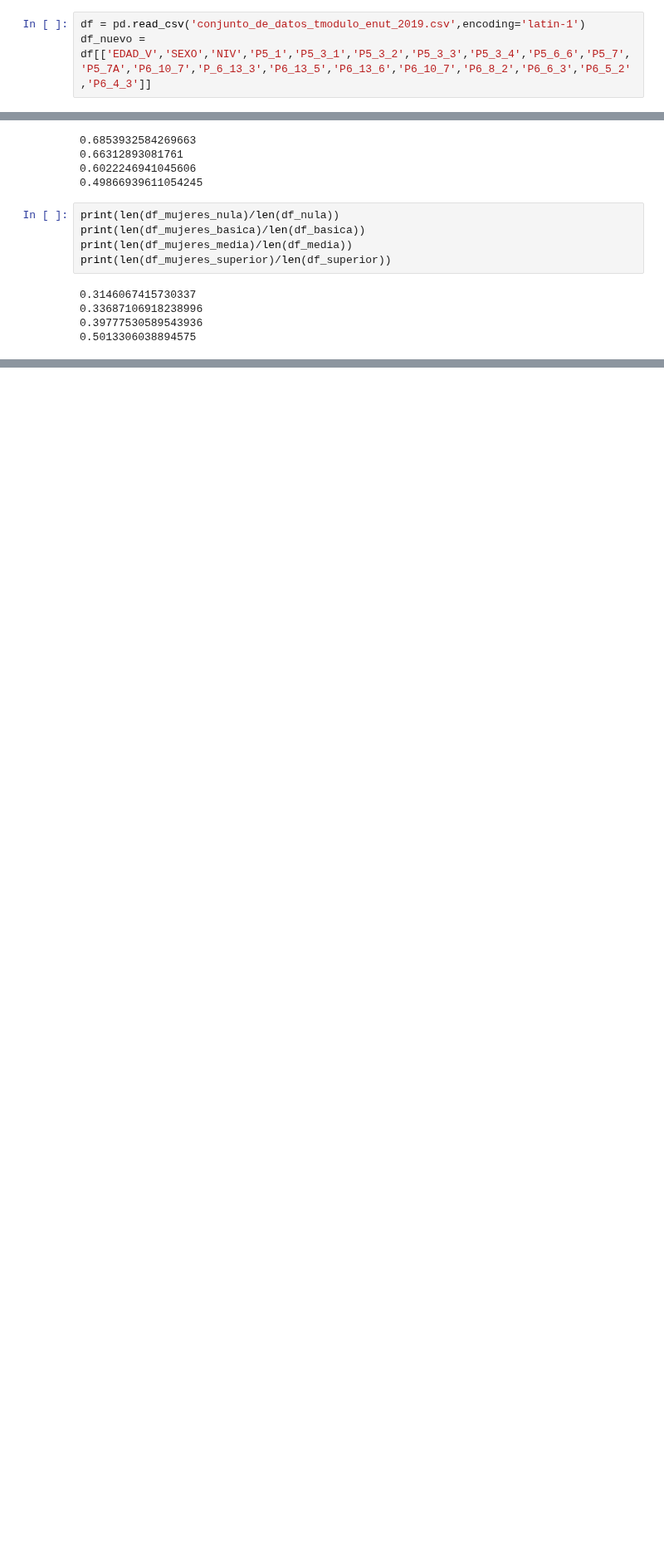
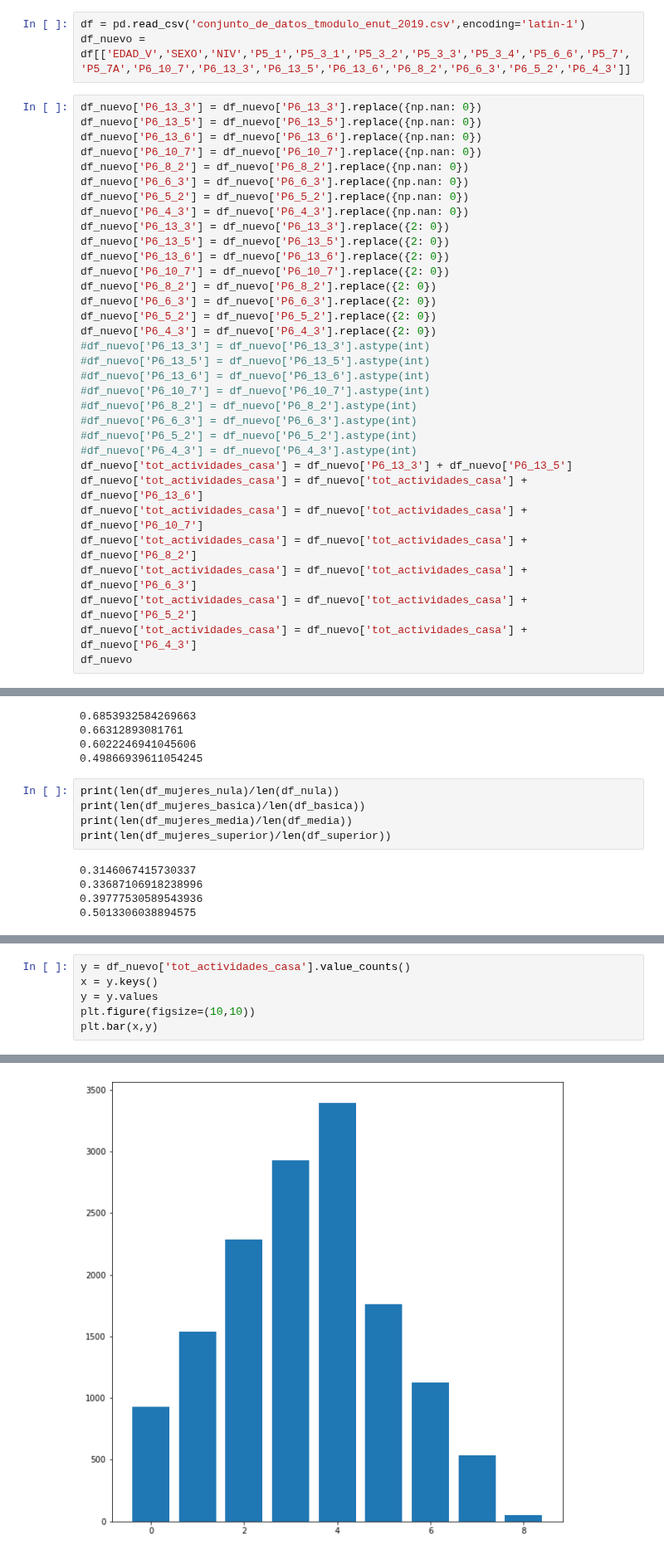
Before and after one commit to mTrujillf/inferencia, a Jupyter notebook: inferencia4.ipynb, the cells around one changed output, grey strips where cells are left out. Shown at 83% size. Saved outputs shown, nothing was run; the diff lists cells and outputs as text; blank space fills up the shorter version.

```diff
--- a/inferencia4.ipynb
+++ b/inferencia4.ipynb
@@ -7,4 +7,37 @@ from scipy.stats import norm
 from scipy.stats import f
 # %%
 df = pd.read_csv('conjunto_de_datos_tmodulo_enut_2019.csv',encoding='latin-1')
-df_nuevo = df[['EDAD_V','SEXO','NIV','P5_1','P5_3_1','P5_3_2','P5_3_3','P5_3_4','P5_6_6','P5_7','P5_7A','P6_10_7','P_6_13_3','P6_13_5','P6_13_6','P6_10_7','P6_8_2','P6_6_3','P6_5_2','P6_4_3']]
+df_nuevo = df[['EDAD_V','SEXO','NIV','P5_1','P5_3_1','P5_3_2','P5_3_3','P5_3_4','P5_6_6','P5_7','P5_7A','P6_10_7','P6_13_3','P6_13_5','P6_13_6','P6_8_2','P6_6_3','P6_5_2','P6_4_3']]
+# %%
+df_nuevo['P6_13_3'] = df_nuevo['P6_13_3'].replace({np.nan: 0})
+df_nuevo['P6_13_5'] = df_nuevo['P6_13_5'].replace({np.nan: 0})
+df_nuevo['P6_13_6'] = df_nuevo['P6_13_6'].replace({np.nan: 0})
+df_nuevo['P6_10_7'] = df_nuevo['P6_10_7'].replace({np.nan: 0})
+df_nuevo['P6_8_2'] = df_nuevo['P6_8_2'].replace({np.nan: 0})
+df_nuevo['P6_6_3'] = df_nuevo['P6_6_3'].replace({np.nan: 0})
+df_nuevo['P6_5_2'] = df_nuevo['P6_5_2'].replace({np.nan: 0})
+df_nuevo['P6_4_3'] = df_nuevo['P6_4_3'].replace({np.nan: 0})
+df_nuevo['P6_13_3'] = df_nuevo['P6_13_3'].replace({2: 0})
+df_nuevo['P6_13_5'] = df_nuevo['P6_13_5'].replace({2: 0})
+df_nuevo['P6_13_6'] = df_nuevo['P6_13_6'].replace({2: 0})
+df_nuevo['P6_10_7'] = df_nuevo['P6_10_7'].replace({2: 0})
+df_nuevo['P6_8_2'] = df_nuevo['P6_8_2'].replace({2: 0})
+df_nuevo['P6_6_3'] = df_nuevo['P6_6_3'].replace({2: 0})
+df_nuevo['P6_5_2'] = df_nuevo['P6_5_2'].replace({2: 0})
+df_nuevo['P6_4_3'] = df_nuevo['P6_4_3'].replace({2: 0})
+#df_nuevo['P6_13_3'] = df_nuevo['P6_13_3'].astype(int)
+#df_nuevo['P6_13_5'] = df_nuevo['P6_13_5'].astype(int)
+#df_nuevo['P6_13_6'] = df_nuevo['P6_13_6'].astype(int)
+#df_nuevo['P6_10_7'] = df_nuevo['P6_10_7'].astype(int)
+#df_nuevo['P6_8_2'] = df_nuevo['P6_8_2'].astype(int)
+#df_nuevo['P6_6_3'] = df_nuevo['P6_6_3'].astype(int)
+#df_nuevo['P6_5_2'] = df_nuevo['P6_5_2'].astype(int)
+#df_nuevo['P6_4_3'] = df_nuevo['P6_4_3'].astype(int)
+df_nuevo['tot_actividades_casa'] = df_nuevo['P6_13_3'] + df_nuevo['P6_13_5']
+df_nuevo['tot_actividades_casa'] = df_nuevo['tot_actividades_casa'] + df_nuevo['P6_13_6']
+df_nuevo['tot_actividades_casa'] = df_nuevo['tot_actividades_casa'] + df_nuevo['P6_10_7']
+df_nuevo['tot_actividades_casa'] = df_nuevo['tot_actividades_casa'] + df_nuevo['P6_8_2']
+df_nuevo['tot_actividades_casa'] = df_nuevo['tot_actividades_casa'] + df_nuevo['P6_6_3']
+df_nuevo['tot_actividades_casa'] = df_nuevo['tot_actividades_casa'] + df_nuevo['P6_5_2']
+df_nuevo['tot_actividades_casa'] = df_nuevo['tot_actividades_casa'] + df_nuevo['P6_4_3']
+df_nuevo
@@ -571,0 +640,7 @@ print(len(df_mujeres_superior)/len(df_superior))
+# %%
+y = df_nuevo['tot_actividades_casa'].value_counts()
+x = y.keys()
+y = y.values
+plt.figure(figsize=(10,10))
+plt.bar(x,y)
+# %% [output]
@@ -571,0 +648 @@ print(len(df_mujeres_superior)/len(df_superior))
+[figure, added]
```
Also changed, not shown: parts of 10 cells of this notebook.
